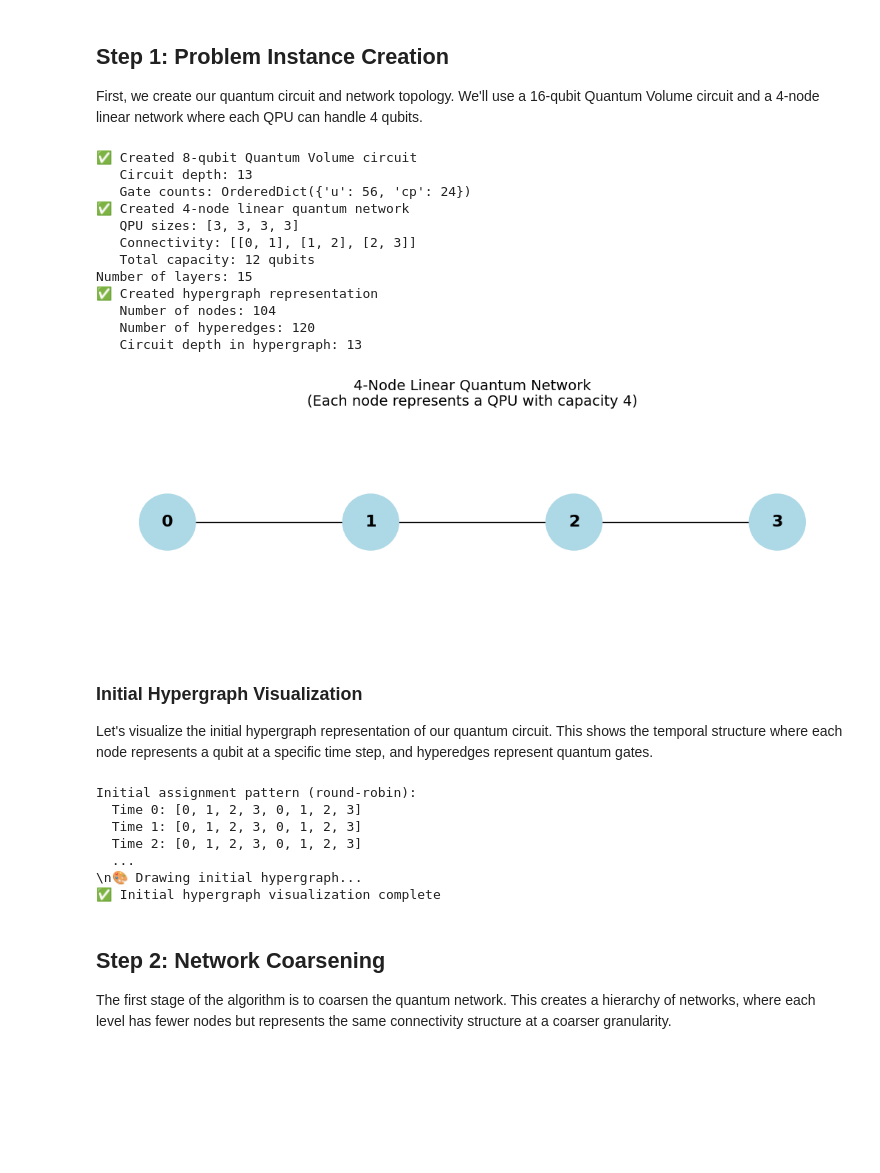
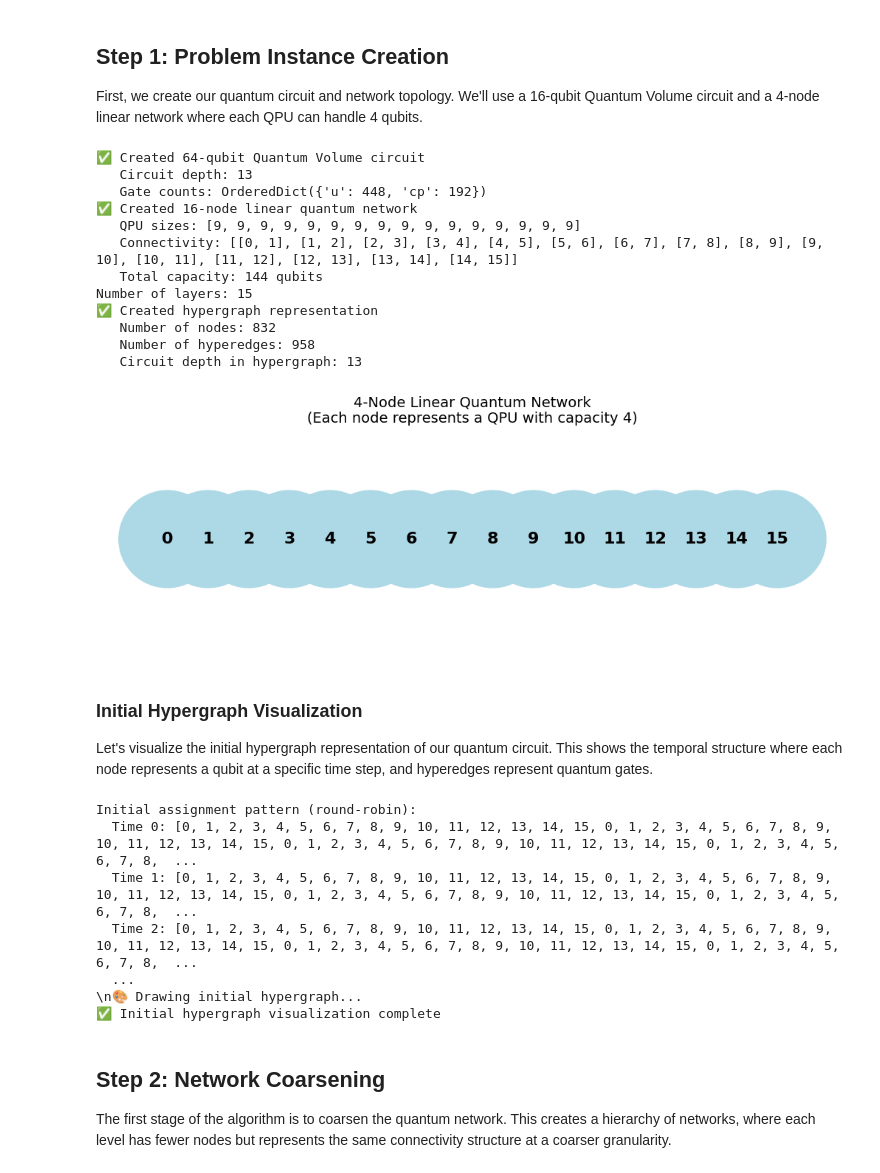
Before and after one commit to Enfest/DISQCO, a Jupyter notebook: Demos/beta/net_coarsening_walkthrough.ipynb, the cells around one changed output. Saved outputs shown, nothing was run; the diff lists cells and outputs as text; code cells hidden in the pictures; blank space fills up the shorter version.

```diff
--- a/Demos/beta/net_coarsening_walkthrough.ipynb
+++ b/Demos/beta/net_coarsening_walkthrough.ipynb
@@ -55,9 +55,9 @@ This notebook will walk through the Network-Coarsened FM algorithm step by step.
 First, we create our quantum circuit and network topology. We'll use a 16-qubit Quantum Volume circuit and a 4-node linear network where each QPU can handle 4 qubits.
 # %%
 # Problem parameters
-num_qubits = 8
-num_qpus = 4  # 4-node linear network
-qpu_capacity = 3  # Each QPU can handle 4 qubits
+num_qubits = 64
+num_qpus = 16  # 4-node linear network
+qpu_capacity = 9  # Each QPU can handle 4 qubits
 coarsening_factor = 2  # l=2
 
 # Create the quantum circuit (16-qubit Quantum Volume)
@@ -79,42 +79,42 @@ connectivity = linear_coupling(num_qpus)  # [(0,1), (1,2), (2,3)]
 network = QuantumNetwork(qpu_sizes, connectivity)
 
 print(f"✅ Created {num_qpus}-node linear quantum network")
 print(f"   QPU sizes: {qpu_sizes}")
 print(f"   Connectivity: {connectivity}")
 print(f"   Total capacity: {sum(qpu_sizes)} qubits")
 
 # Create the hypergraph representation
 hypergraph = QuantumCircuitHyperGraph(circuit)
 print(f"✅ Created hypergraph representation")
 print(f"   Number of nodes: {len(hypergraph.nodes)}")
 print(f"   Number of hyperedges: {len(hypergraph.hyperedges)}")
 print(f"   Circuit depth in hypergraph: {hypergraph.depth}")
 
 # Visualize the network topology
 plt.figure(figsize=(10, 3))
 pos = {i: (i, 0) for i in range(num_qpus)}
 node_sizes = [1000 * size for size in qpu_sizes]
 nx.draw(network.qpu_graph, pos=pos, with_labels=True,
         node_size=node_sizes, node_color='lightblue',
         font_size=16, font_weight='bold')
 plt.title("4-Node Linear Quantum Network\n(Each node represents a QPU with capacity 4)", fontsize=14)
 plt.axis('off')
 plt.tight_layout()
 plt.show()
 # %% [output]
-✅ Created 8-qubit Quantum Volume circuit
+✅ Created 64-qubit Quantum Volume circuit
    Circuit depth: 13
-   Gate counts: OrderedDict({'u': 56, 'cp': 24})
-✅ Created 4-node linear quantum network
-   QPU sizes: [3, 3, 3, 3]
-   Connectivity: [[0, 1], [1, 2], [2, 3]]
-   Total capacity: 12 qubits
+   Gate counts: OrderedDict({'u': 448, 'cp': 192})
+✅ Created 16-node linear quantum network
+   QPU sizes: [9, 9, 9, 9, 9, 9, 9, 9, 9, 9, 9, 9, 9, 9, 9, 9]
+   Connectivity: [[0, 1], [1, 2], [2, 3], [3, 4], [4, 5], [5, 6], [6, 7], [7, 8], [8, 9], [9, 10], [10, 11], [11, 12], [12, 13], [13, 14], [14, 15]]
+   Total capacity: 144 qubits
 Number of layers: 15
 ✅ Created hypergraph representation
-   Number of nodes: 104
-   Number of hyperedges: 120
+   Number of nodes: 832
+   Number of hyperedges: 958
    Circuit depth in hypergraph: 13
-[figure, old version]
+[figure, new version]
 # %% [markdown]
 ### Initial Hypergraph Visualization
 
@@ -145,9 +145,9 @@ except Exception as e:
     print("   The algorithm will continue to work without visualization")
 # %% [output]
 Initial assignment pattern (round-robin):
-  Time 0: [0, 1, 2, 3, 0, 1, 2, 3]
-  Time 1: [0, 1, 2, 3, 0, 1, 2, 3]
-  Time 2: [0, 1, 2, 3, 0, 1, 2, 3]
+  Time 0: [0, 1, 2, 3, 4, 5, 6, 7, 8, 9, 10, 11, 12, 13, 14, 15, 0, 1, 2, 3, 4, 5, 6, 7, 8, 9, 10, 11, 12, 13, 14, 15, 0, 1, 2, 3, 4, 5, 6, 7, 8, 9, 10, 11, 12, 13, 14, 15, 0, 1, 2, 3, 4, 5, 6, 7, 8,  ...
+  Time 1: [0, 1, 2, 3, 4, 5, 6, 7, 8, 9, 10, 11, 12, 13, 14, 15, 0, 1, 2, 3, 4, 5, 6, 7, 8, 9, 10, 11, 12, 13, 14, 15, 0, 1, 2, 3, 4, 5, 6, 7, 8, 9, 10, 11, 12, 13, 14, 15, 0, 1, 2, 3, 4, 5, 6, 7, 8,  ...
+  Time 2: [0, 1, 2, 3, 4, 5, 6, 7, 8, 9, 10, 11, 12, 13, 14, 15, 0, 1, 2, 3, 4, 5, 6, 7, 8, 9, 10, 11, 12, 13, 14, 15, 0, 1, 2, 3, 4, 5, 6, 7, 8, 9, 10, 11, 12, 13, 14, 15, 0, 1, 2, 3, 4, 5, 6, 7, 8,  ...
   ...
 \n🎨 Drawing initial hypergraph...
 ✅ Initial hypergraph visualization complete
```
Also changed, not shown: parts of 5 cells of this notebook, 6 other files.
